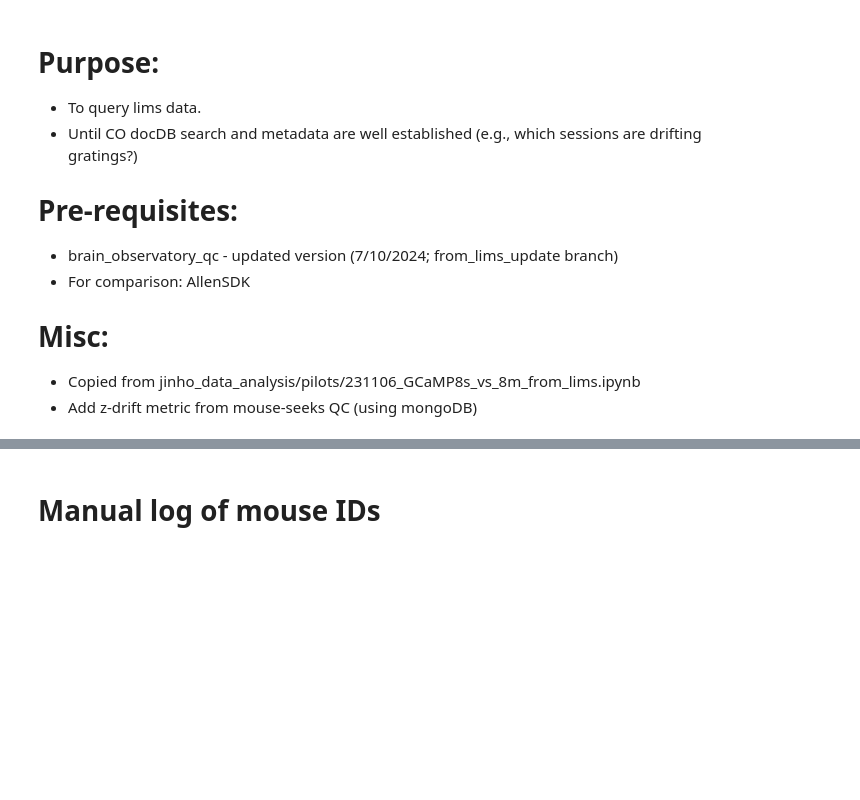
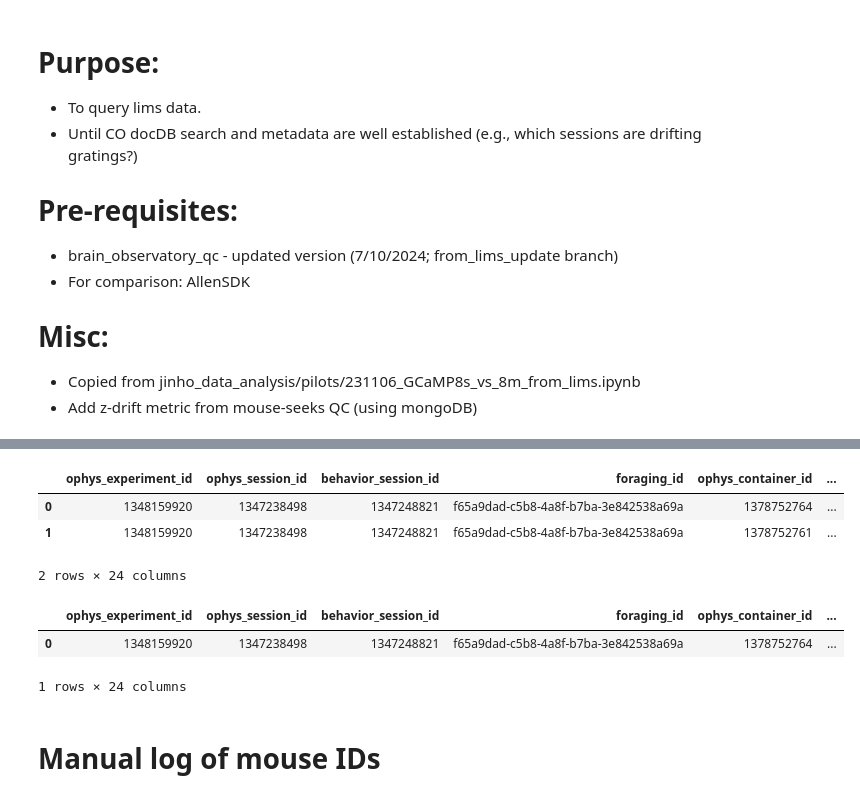
Before and after one commit to AllenNeuralDynamics/lamf_analysis_lims, a Jupyter notebook: pilot_data_analysis/GCaMP/240701_query_lims_data.ipynb, the cells around one changed output, grey strips where cells are left out. Drawn from its saved outputs; the diff is of its cells as text; code cells hidden in the pictures; blank space fills up the shorter version.

```diff
--- a/pilot_data_analysis/GCaMP/240701_query_lims_data.ipynb
+++ b/pilot_data_analysis/GCaMP/240701_query_lims_data.ipynb
@@ -23,3 +85,17 @@ mongo = MongoClient("flaskapp.corp.alleninstitute.org", 27017)
+# %%
+expt_info = from_lims.get_general_info_for_ophys_experiment_id(1348159920)
+expt_info
+# %% [output]
+|  | ophys_experiment_id | ophys_session_id | behavior_session_id | foraging_id | ophys_container_id | ... |
+| 0 | 1348159920 | 1347238498 | 1347248821 | f65a9dad-c5b8-4a8f-b7ba-3e842538a69a | 1378752764 | ... |
+| 1 | 1348159920 | 1347238498 | 1347248821 | f65a9dad-c5b8-4a8f-b7ba-3e842538a69a | 1378752761 | ... |
+2 rows × 24 columns
+# %%
+expt_info.iloc[[0]]
+# %% [output]
+|  | ophys_experiment_id | ophys_session_id | behavior_session_id | foraging_id | ophys_container_id | ... |
+| 0 | 1348159920 | 1347238498 | 1347248821 | f65a9dad-c5b8-4a8f-b7ba-3e842538a69a | 1378752764 | ... |
+1 rows × 24 columns
 # %%
 # helper function
 def get_session_info_per_group_of_mice(mouse_ids, gcamp_type):
```
Also changed, not shown: parts of 33 cells of this notebook, 1 other file.
